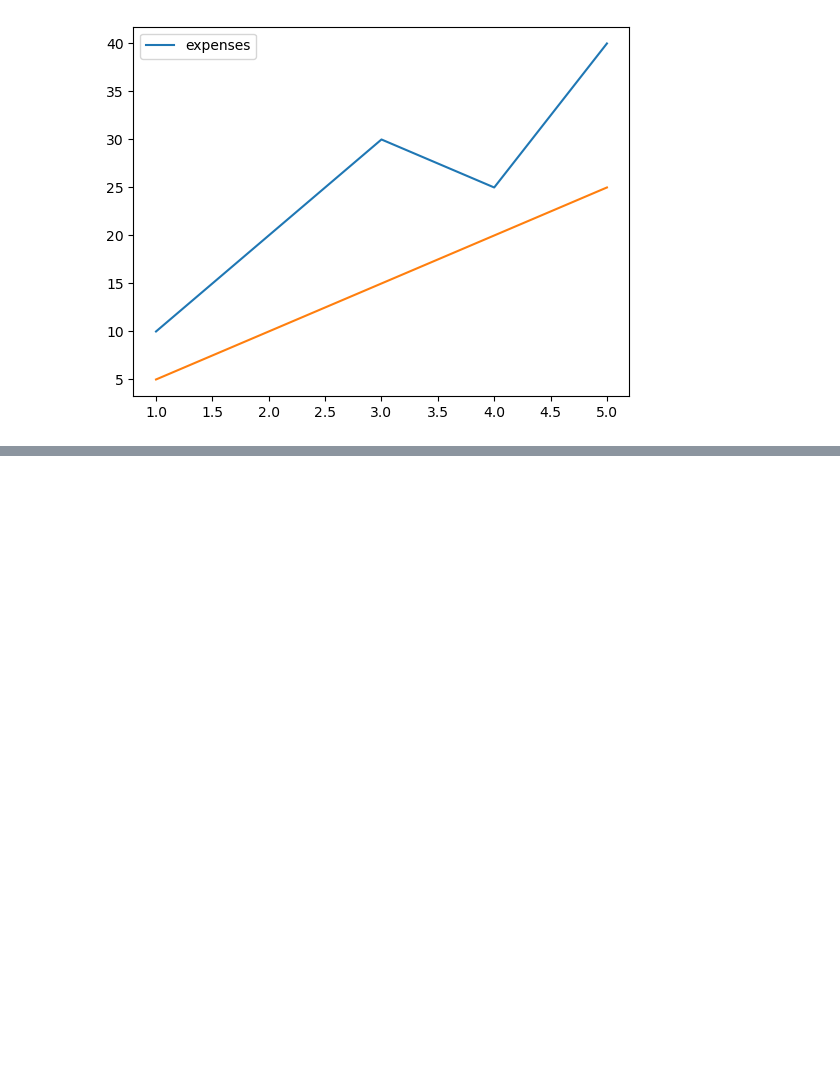
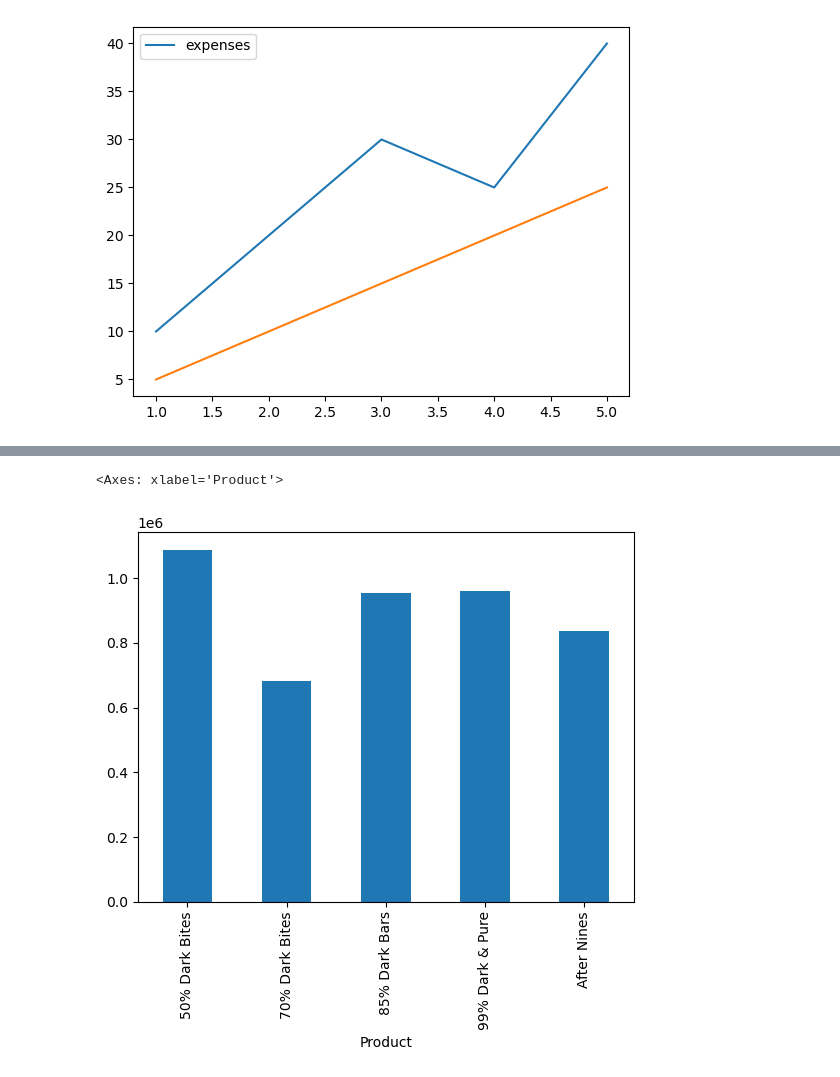
Before and after one commit to SyedSamiUllah1/Python_Practice, a Jupyter notebook: Book.ipynb, the cells around one changed output, grey strips where cells are left out. Cells and saved outputs as stored; diff of their text form; code cells hidden in the pictures; blank space fills up the shorter version.

```diff
--- a/Book.ipynb
+++ b/Book.ipynb
@@ -1930,0 +1972,2 @@ plt.show()
+# %%
+df=pd.read_csv(r'C:\Users\PMLS\Desktop\BI Practice Data Set\Chocolate Sales (2).csv')
@@ -1930,0 +1983,2 @@ plt.show()
+# %%
+grouped=df.groupby('Product')
@@ -1930,0 +2002,5 @@ plt.show()
+# %%
+grouped['Amount'].agg(np.sum).head().plot.bar()
+# %% [output]
+<Axes: xlabel='Product'>
+[figure, added]
```
Also changed, not shown: parts of 39 cells of this notebook, 2 other files.
